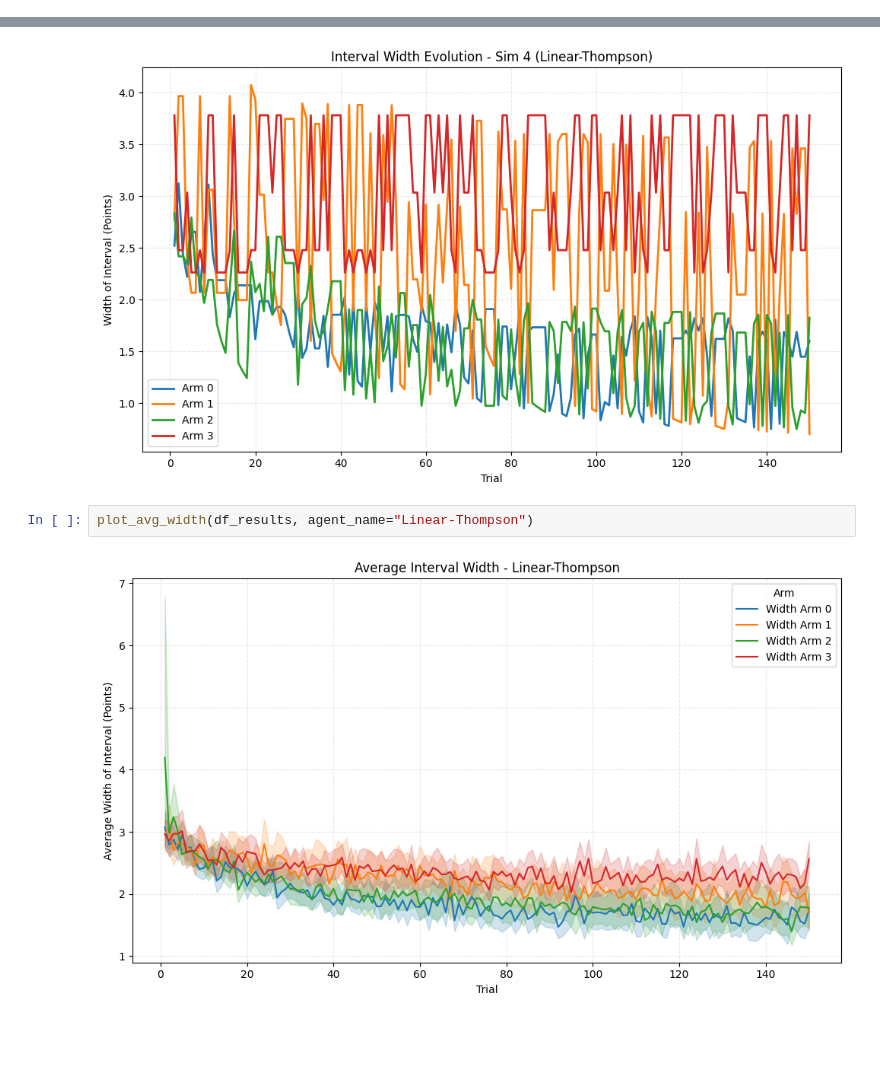
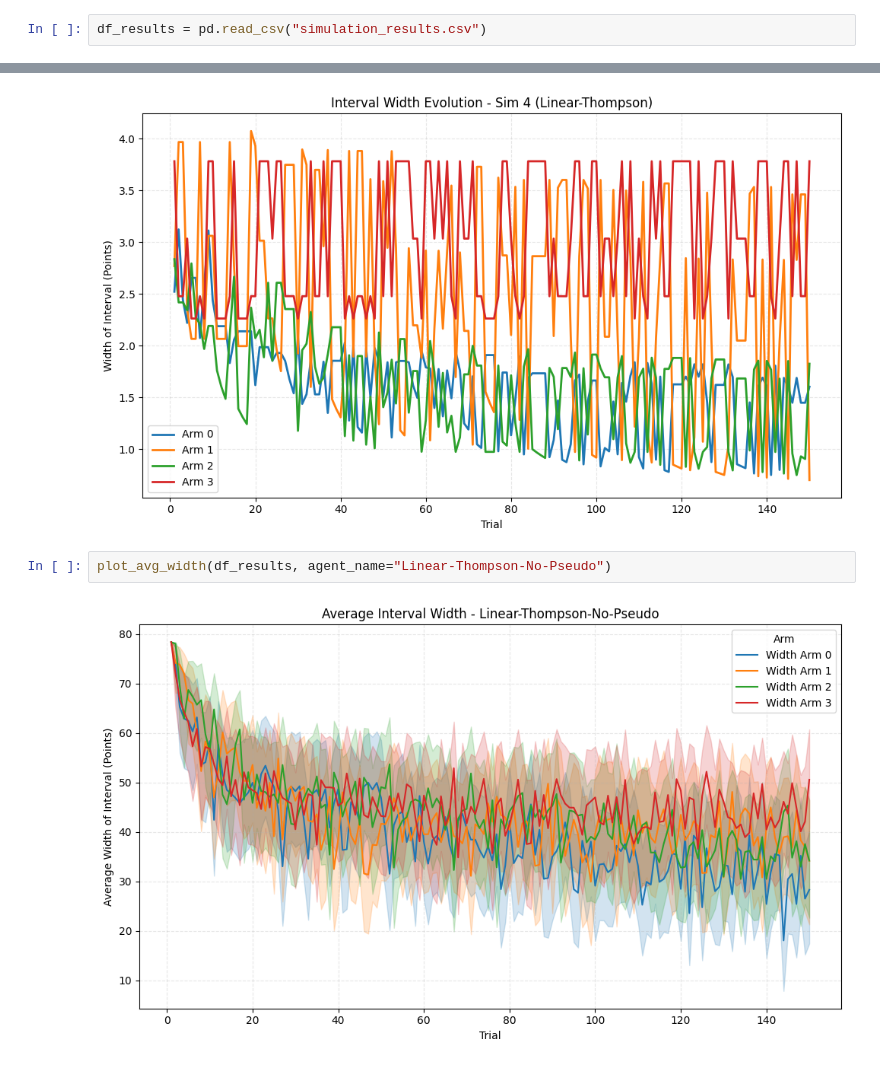
Before and after one commit to jk31/planets, a Jupyter notebook: testing.ipynb, the cells around one changed output, grey strips where cells are left out. Drawn from its saved outputs; the diff is of its cells as text; blank space fills up the shorter version.

```diff
--- a/testing.ipynb
+++ b/testing.ipynb
@@ -53,3 +57,5 @@ df_results.to_csv("simulation_results.csv", index=False)
+# %%
+df_results = pd.read_csv("simulation_results.csv")
 # %%
 learning_curves = df_results.groupby(['agent_name', 'trial'])['reward'].mean().reset_index()
 
@@ -256,6 +262,6 @@ plot_single_sim_width(df_results, simulation_id=4, agent_name="Linear-Thompson")
 # %% [output]
 [figure]
 # %%
-plot_avg_width(df_results, agent_name="Linear-Thompson")
+plot_avg_width(df_results, agent_name="Linear-Thompson-No-Pseudo")
 # %% [output]
-[figure, old version]
+[figure, new version]
```
Also changed, not shown: parts of 8 cells of this notebook, 1 other file.
